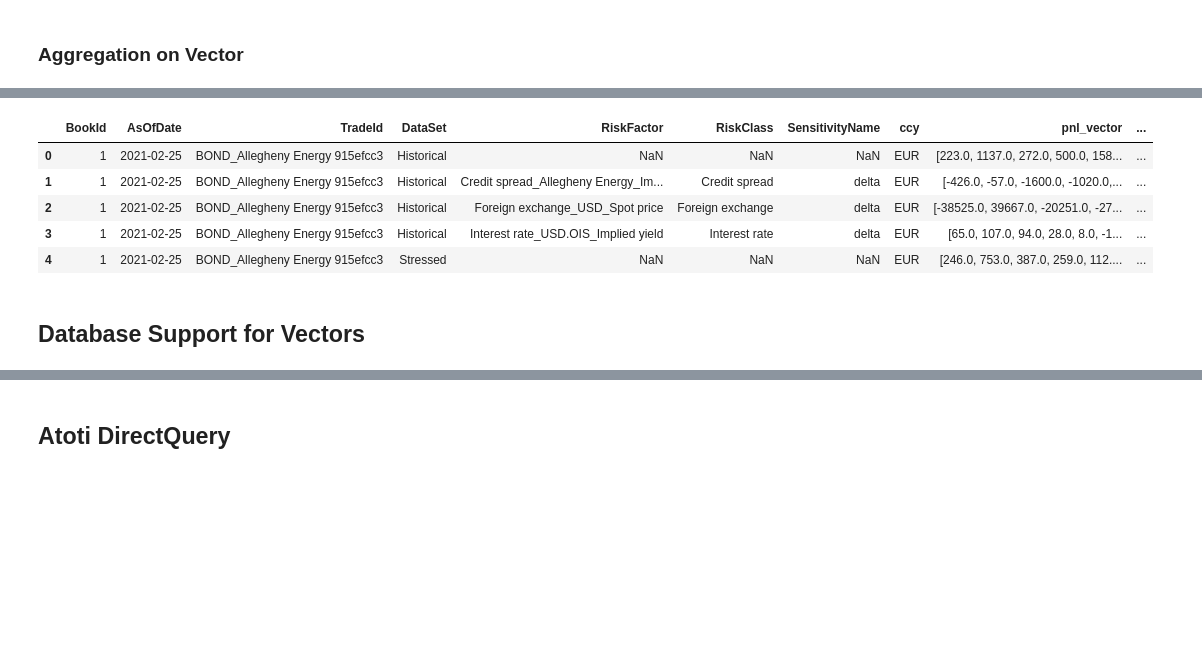
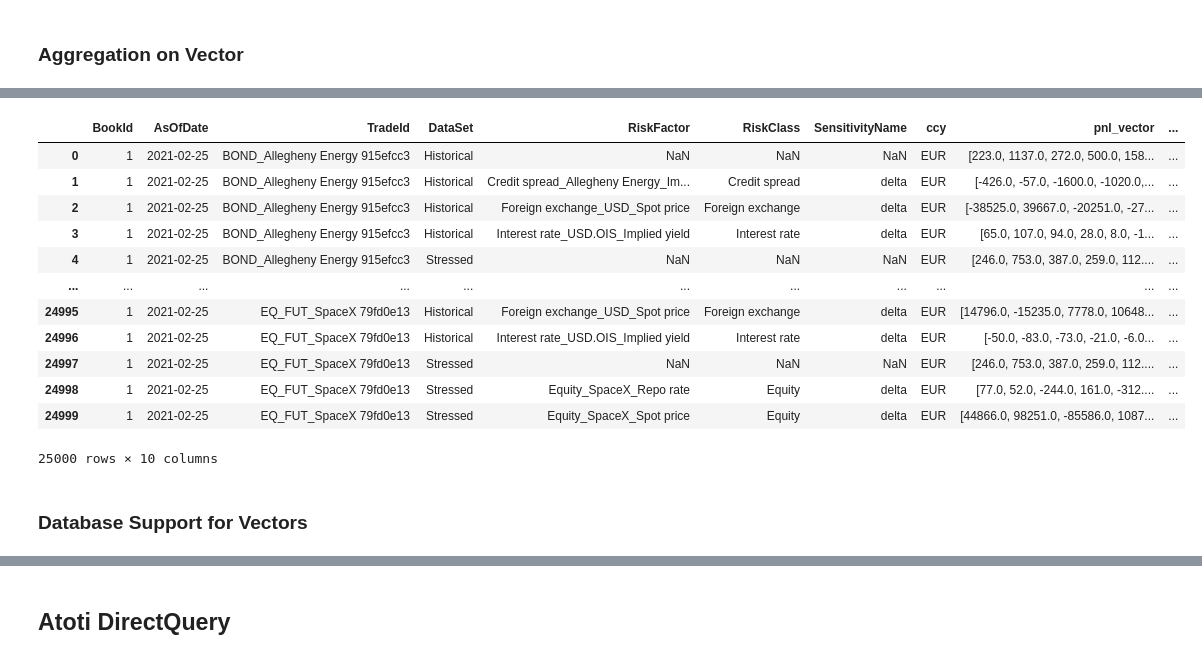
Before and after one commit to atoti/atoti, a Jupyter notebook: 02-technical-guides/directquery-vector/main.ipynb, the cells around one changed output, grey strips where cells are left out. Cells and saved outputs as stored; diff of their text form; code cells hidden in the pictures; blank space fills up the shorter version.

```diff
--- a/02-technical-guides/directquery-vector/main.ipynb
+++ b/02-technical-guides/directquery-vector/main.ipynb
@@ -77,20 +104,27 @@ Now, by converting the PnL columns into a list of values, or what we call a Vect
 # %%
 import numpy as np
 
 
 def calculate_percentile(lst):
     return np.percentile(lst, 5)
 
 
 df["95% VaR"] = df["pnl_vector"].apply(calculate_percentile)
-df.head()
+df
 # %% [output]
 |  | BookId | AsOfDate | TradeId | DataSet | RiskFactor | RiskClass | SensitivityName | ccy | pnl_vector | ... |
 | 0 | 1 | 2021-02-25 | BOND_Allegheny Energy 915efcc3 | Historical | NaN | NaN | NaN | EUR | [223.0, 1137.0, 272.0, 500.0, 158... | ... |
 | 1 | 1 | 2021-02-25 | BOND_Allegheny Energy 915efcc3 | Historical | Credit spread_Allegheny Energy_Im... | Credit spread | delta | EUR | [-426.0, -57.0, -1600.0, -1020.0,... | ... |
 | 2 | 1 | 2021-02-25 | BOND_Allegheny Energy 915efcc3 | Historical | Foreign exchange_USD_Spot price | Foreign exchange | delta | EUR | [-38525.0, 39667.0, -20251.0, -27... | ... |
 | 3 | 1 | 2021-02-25 | BOND_Allegheny Energy 915efcc3 | Historical | Interest rate_USD.OIS_Implied yield | Interest rate | delta | EUR | [65.0, 107.0, 94.0, 28.0, 8.0, -1... | ... |
 | 4 | 1 | 2021-02-25 | BOND_Allegheny Energy 915efcc3 | Stressed | NaN | NaN | NaN | EUR | [246.0, 753.0, 387.0, 259.0, 112.... | ... |
+| ... | ... | ... | ... | ... | ... | ... | ... | ... | ... | ... |
+| 24995 | 1 | 2021-02-25 | EQ_FUT_SpaceX 79fd0e13 | Historical | Foreign exchange_USD_Spot price | Foreign exchange | delta | EUR | [14796.0, -15235.0, 7778.0, 10648... | ... |
+| 24996 | 1 | 2021-02-25 | EQ_FUT_SpaceX 79fd0e13 | Historical | Interest rate_USD.OIS_Implied yield | Interest rate | delta | EUR | [-50.0, -83.0, -73.0, -21.0, -6.0... | ... |
+| 24997 | 1 | 2021-02-25 | EQ_FUT_SpaceX 79fd0e13 | Stressed | NaN | NaN | NaN | EUR | [246.0, 753.0, 387.0, 259.0, 112.... | ... |
+| 24998 | 1 | 2021-02-25 | EQ_FUT_SpaceX 79fd0e13 | Stressed | Equity_SpaceX_Repo rate | Equity | delta | EUR | [77.0, 52.0, -244.0, 161.0, -312.... | ... |
+| 24999 | 1 | 2021-02-25 | EQ_FUT_SpaceX 79fd0e13 | Stressed | Equity_SpaceX_Spot price | Equity | delta | EUR | [44866.0, 98251.0, -85586.0, 1087... | ... |
+25000 rows × 10 columns
 # %% [markdown]
-## Database Support for Vectors
+### Database Support for Vectors
 # %% [markdown]
```
Also changed, not shown: parts of 40 cells of this notebook, 11 other files.
